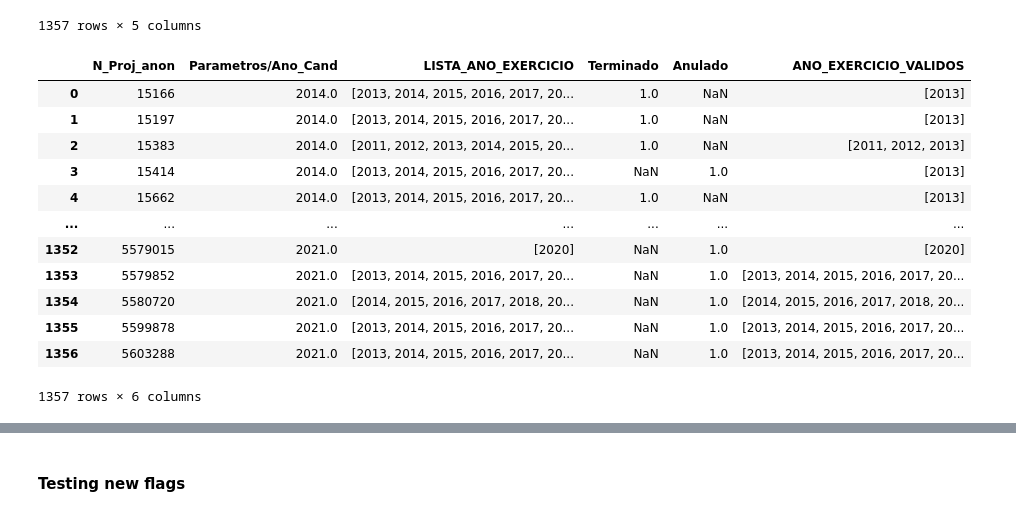
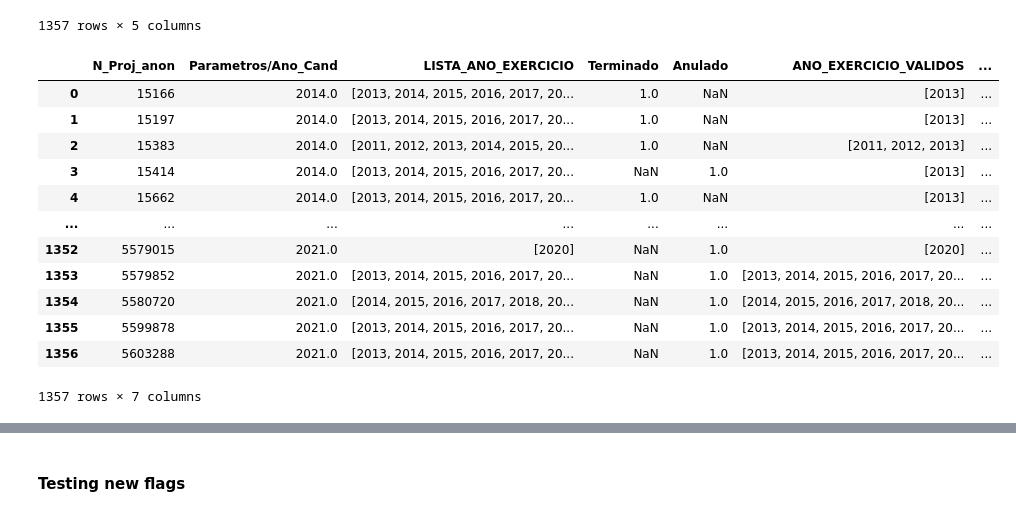
Before and after one commit to AfonsoMiao/ML_Project, a Jupyter notebook: Extract_Data_Code/non_filtered_projects_dataset/filter_all_projects_final_dataset.ipynb, the cells around one changed output, grey strips where cells are left out. Cells and saved outputs as stored; diff of their text form; code cells hidden in the pictures.

```diff
--- a/Extract_Data_Code/filter_valid_projects_final_dataset2.ipynb
+++ b/Extract_Data_Code/non_filtered_projects_dataset/filter_all_projects_final_dataset.ipynb
@@ -11,7 +11,7 @@ def check_project_year_candidate_duplicates(df, columns=['N_Proj_anon', 'ANO_EXE
     new_df = new_df.to_frame(name = 'size').reset_index()
     display(new_df[new_df['size']>1])
 # %%
-path_save = "../Output/"
+path_save = "../../Output/"
 # %%
 df_final = pd.read_csv(path_save + "finaldataset.csv", encoding="latin-1")
 # %%
@@ -144,3 +139,10 @@ df_anos_atividade
+# %%
+def exclude_greater_than(numbers_list, max_value):
+    output_list = [num for num in numbers_list if num < int(max_value)]
+    if len(output_list) == 0:
+        return [int(min(numbers_list))] #Utilizar o ano min da lista de anos_exercicio para conseguir fazer a ligação
+    else:
+        return output_list
 # %%
-def exclude_greater_than(numbers_list, max_value):
-    return [num for num in numbers_list if num < max_value]
+def exclude_greater_original(numbers_list, max_value):
+    return [num for num in numbers_list if num < int(max_value)]
@@ -149,18 +274,19 @@ def exclude_greater_than(numbers_list, max_value):
 # %%
 df_anos_atividade['ANO_EXERCICIO_VALIDOS'] =  df_anos_atividade.apply(lambda x: exclude_greater_than(x['LISTA_ANO_EXERCICIO'], x['Parametros/Ano_Cand']), axis=1)
+df_anos_atividade['ANO_EXERCICIO_VALIDOS_ORIGINAL'] =  df_anos_atividade.apply(lambda x: exclude_greater_original(x['LISTA_ANO_EXERCICIO'], x['Parametros/Ano_Cand']), axis=1)
 df_anos_atividade
 # %% [output]
-|  | N_Proj_anon | Parametros/Ano_Cand | LISTA_ANO_EXERCICIO | Terminado | Anulado | ANO_EXERCICIO_VALIDOS |
-| 0 | 15166 | 2014.0 | [2013, 2014, 2015, 2016, 2017, 20... | 1.0 | NaN | [2013] |
-| 1 | 15197 | 2014.0 | [2013, 2014, 2015, 2016, 2017, 20... | 1.0 | NaN | [2013] |
-| 2 | 15383 | 2014.0 | [2011, 2012, 2013, 2014, 2015, 20... | 1.0 | NaN | [2011, 2012, 2013] |
-| 3 | 15414 | 2014.0 | [2013, 2014, 2015, 2016, 2017, 20... | NaN | 1.0 | [2013] |
-| 4 | 15662 | 2014.0 | [2013, 2014, 2015, 2016, 2017, 20... | 1.0 | NaN | [2013] |
-| ... | ... | ... | ... | ... | ... | ... |
-| 1352 | 5579015 | 2021.0 | [2020] | NaN | 1.0 | [2020] |
-| 1353 | 5579852 | 2021.0 | [2013, 2014, 2015, 2016, 2017, 20... | NaN | 1.0 | [2013, 2014, 2015, 2016, 2017, 20... |
-| 1354 | 5580720 | 2021.0 | [2014, 2015, 2016, 2017, 2018, 20... | NaN | 1.0 | [2014, 2015, 2016, 2017, 2018, 20... |
-| 1355 | 5599878 | 2021.0 | [2013, 2014, 2015, 2016, 2017, 20... | NaN | 1.0 | [2013, 2014, 2015, 2016, 2017, 20... |
-| 1356 | 5603288 | 2021.0 | [2013, 2014, 2015, 2016, 2017, 20... | NaN | 1.0 | [2013, 2014, 2015, 2016, 2017, 20... |
+|  | N_Proj_anon | Parametros/Ano_Cand | LISTA_ANO_EXERCICIO | Terminado | Anulado | ANO_EXERCICIO_VALIDOS | ... |
+| 0 | 15166 | 2014.0 | [2013, 2014, 2015, 2016, 2017, 20... | 1.0 | NaN | [2013] | ... |
+| 1 | 15197 | 2014.0 | [2013, 2014, 2015, 2016, 2017, 20... | 1.0 | NaN | [2013] | ... |
+| 2 | 15383 | 2014.0 | [2011, 2012, 2013, 2014, 2015, 20... | 1.0 | NaN | [2011, 2012, 2013] | ... |
+| 3 | 15414 | 2014.0 | [2013, 2014, 2015, 2016, 2017, 20... | NaN | 1.0 | [2013] | ... |
+| 4 | 15662 | 2014.0 | [2013, 2014, 2015, 2016, 2017, 20... | 1.0 | NaN | [2013] | ... |
+| ... | ... | ... | ... | ... | ... | ... | ... |
+| 1352 | 5579015 | 2021.0 | [2020] | NaN | 1.0 | [2020] | ... |
+| 1353 | 5579852 | 2021.0 | [2013, 2014, 2015, 2016, 2017, 20... | NaN | 1.0 | [2013, 2014, 2015, 2016, 2017, 20... | ... |
+| 1354 | 5580720 | 2021.0 | [2014, 2015, 2016, 2017, 2018, 20... | NaN | 1.0 | [2014, 2015, 2016, 2017, 2018, 20... | ... |
+| 1355 | 5599878 | 2021.0 | [2013, 2014, 2015, 2016, 2017, 20... | NaN | 1.0 | [2013, 2014, 2015, 2016, 2017, 20... | ... |
+| 1356 | 5603288 | 2021.0 | [2013, 2014, 2015, 2016, 2017, 20... | NaN | 1.0 | [2013, 2014, 2015, 2016, 2017, 20... | ... |
-1357 rows × 6 columns
+1357 rows × 7 columns
 # %%
```
Also changed, not shown: parts of 32 cells of this notebook, 4 other files.
